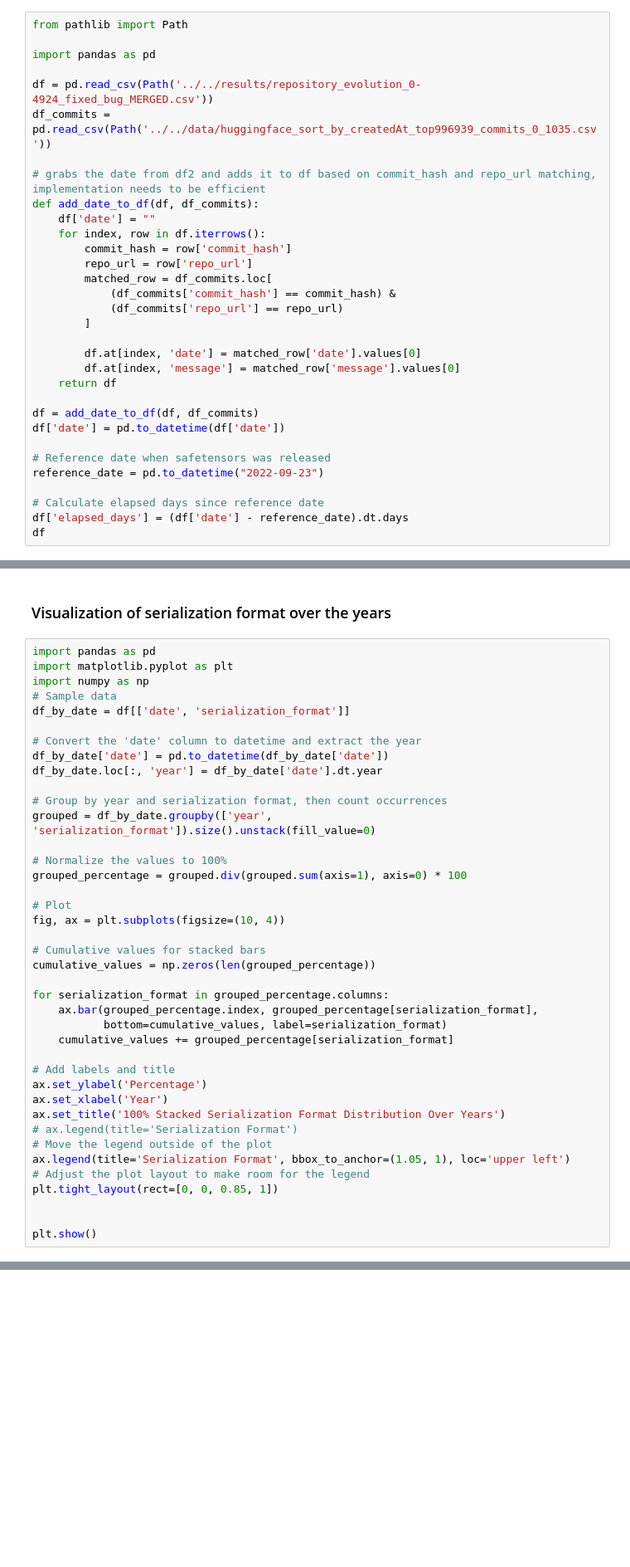
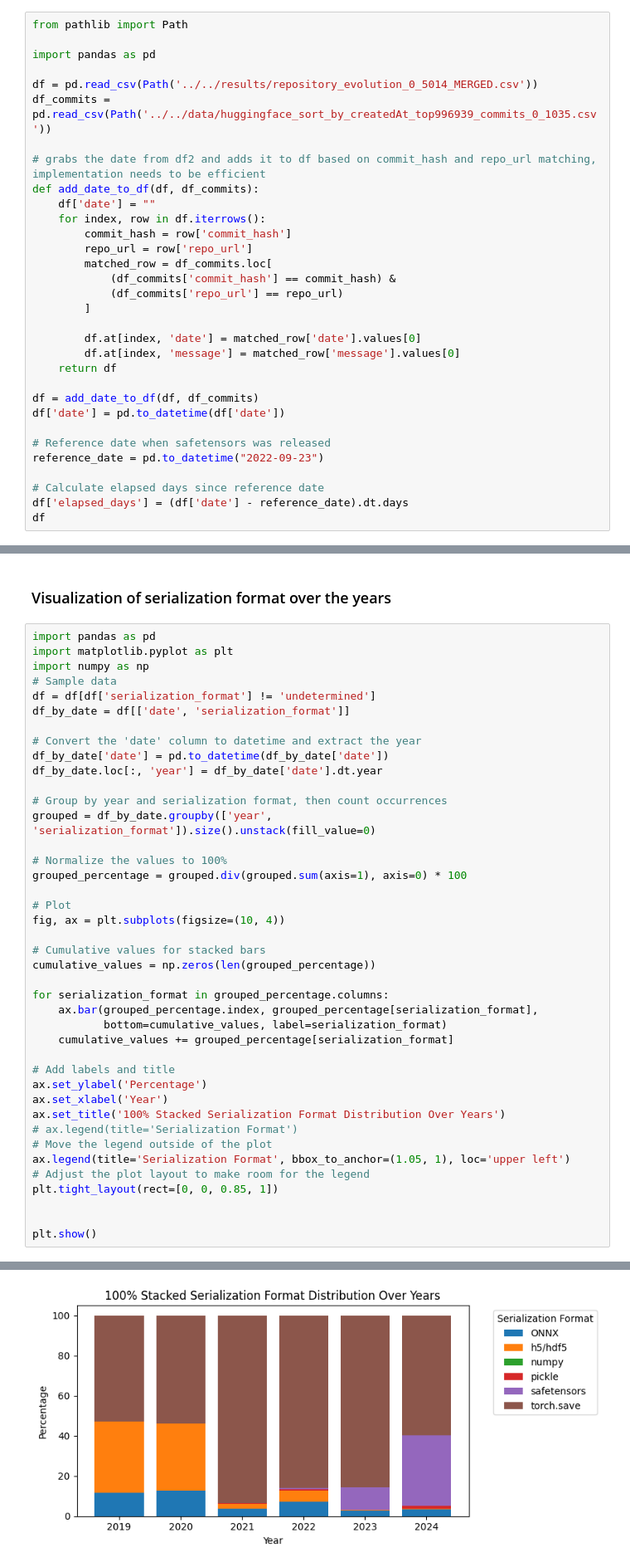
Before and after one commit to s2e-lab/model-evolution, a Jupyter notebook: scripts/notebooks/rq2_analysis.ipynb, the cells around one changed output, grey strips where cells are left out. Shown at 83% size. Drawn from its saved outputs; the diff is of its cells as text; blank space fills up the shorter version.

Commit message:
updated rq2 results

```diff
--- a/scripts/notebooks/rq2_analysis.ipynb
+++ b/scripts/notebooks/rq2_analysis.ipynb
@@ -8,7 +8,7 @@ from pathlib import Path
 
 import pandas as pd
 
-df = pd.read_csv(Path('../../results/repository_evolution_0-4924_fixed_bug_MERGED.csv'))
+df = pd.read_csv(Path('../../results/repository_evolution_0_5014_MERGED.csv'))
 df_commits = pd.read_csv(Path('../../data/huggingface_sort_by_createdAt_top996939_commits_0_1035.csv'))
 
 # grabs the date from df2 and adds it to df based on commit_hash and repo_url matching, implementation needs to be efficient
@@ -42,6 +56,7 @@ import pandas as pd
 import matplotlib.pyplot as plt
 import numpy as np
 # Sample data
+df = df[df['serialization_format'] != 'undetermined']
 df_by_date = df[['date', 'serialization_format']]
 
 # Convert the 'date' column to datetime and extract the year
@@ -77,3 +92,4 @@ plt.tight_layout(rect=[0, 0, 0.85, 1])
 
 
 plt.show()
+# %% [output]
@@ -80,3 +106,4 @@ plt.show()
+[figure, added]
 # %%
 import pandas as pd
 import matplotlib.pyplot as plt
```
Also changed, not shown: parts of 4 cells of this notebook.
